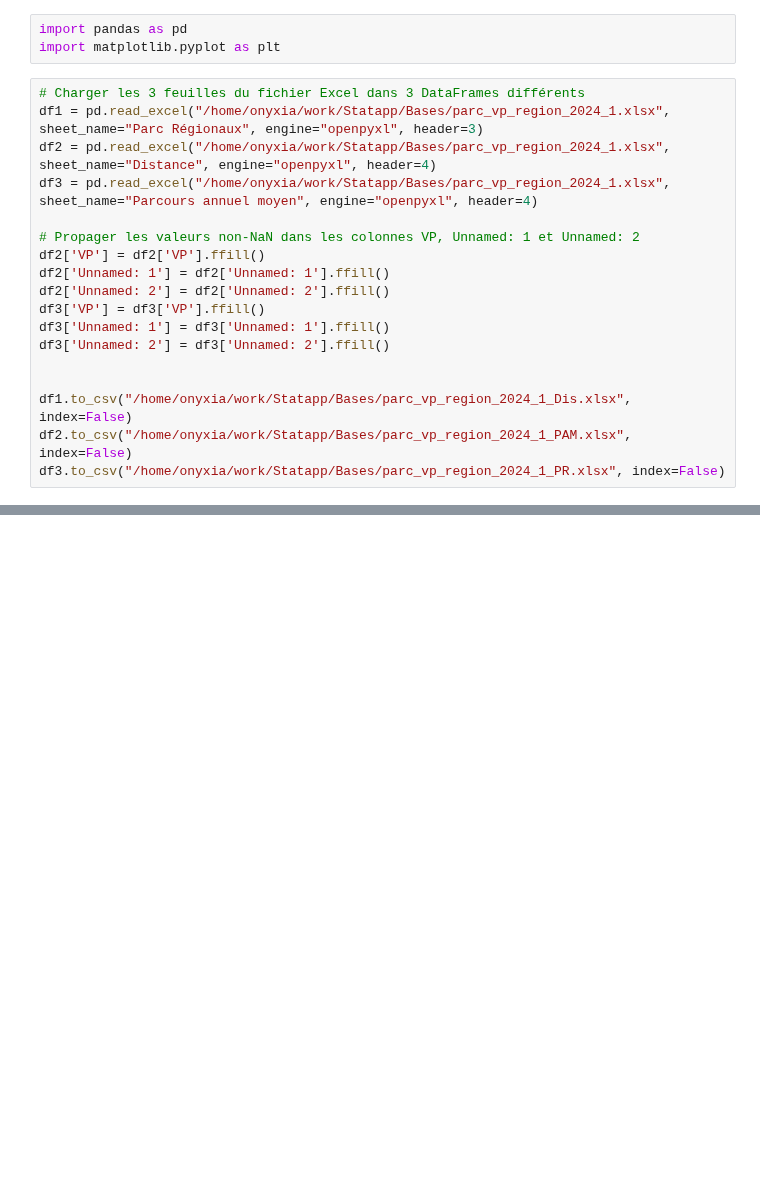
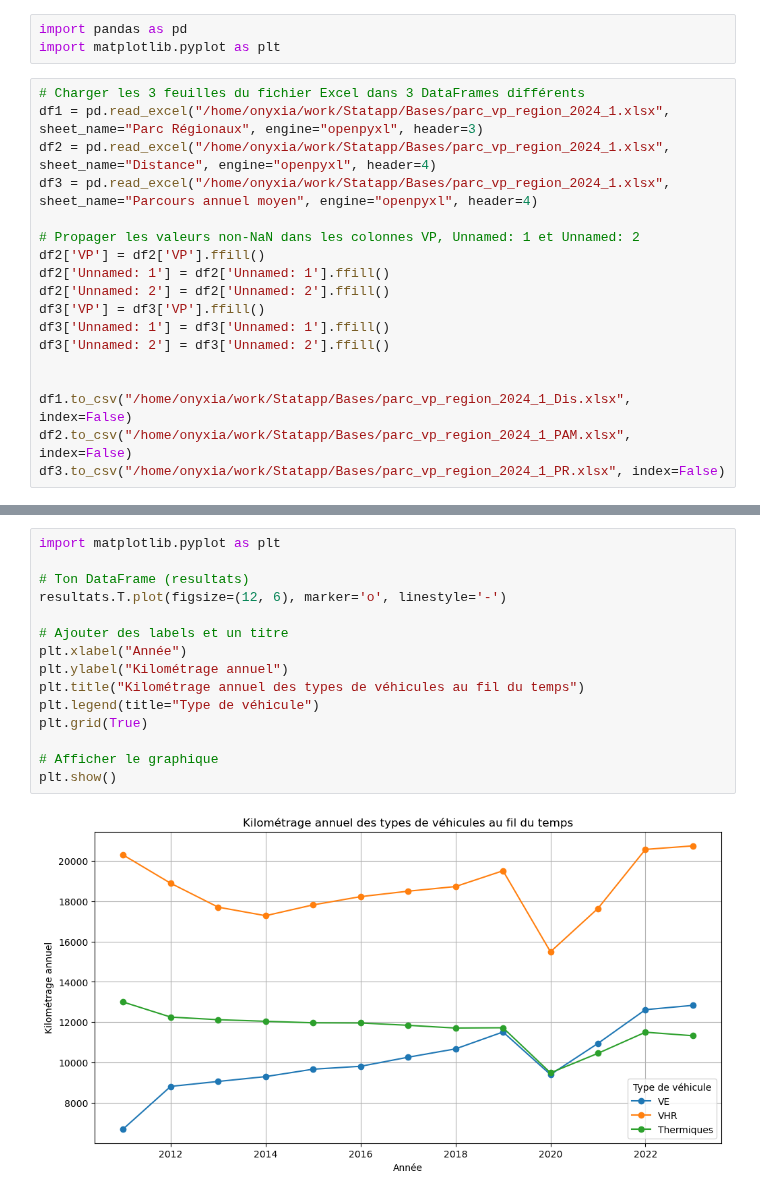
Before and after one commit to HugoMorand/Statapp, a Jupyter notebook: StatDes/plot.ipynb, the cells around one changed output, grey strips where cells are left out. Cells and saved outputs as stored; diff of their text form; blank space fills up the shorter version.

```diff
--- a/StatDes/plot.ipynb
+++ b/StatDes/plot.ipynb
@@ -132,0 +249,17 @@ plt.show()
+# %%
+import matplotlib.pyplot as plt
+
+# Ton DataFrame (resultats)
+resultats.T.plot(figsize=(12, 6), marker='o', linestyle='-')
+
+# Ajouter des labels et un titre
+plt.xlabel("Année")
+plt.ylabel("Kilométrage annuel")
+plt.title("Kilométrage annuel des types de véhicules au fil du temps")
+plt.legend(title="Type de véhicule")
+plt.grid(True)
+
+# Afficher le graphique
+plt.show()
+# %% [output]
+[figure, added]
```
Also changed, not shown: parts of 7 cells of this notebook, 1 other file.
